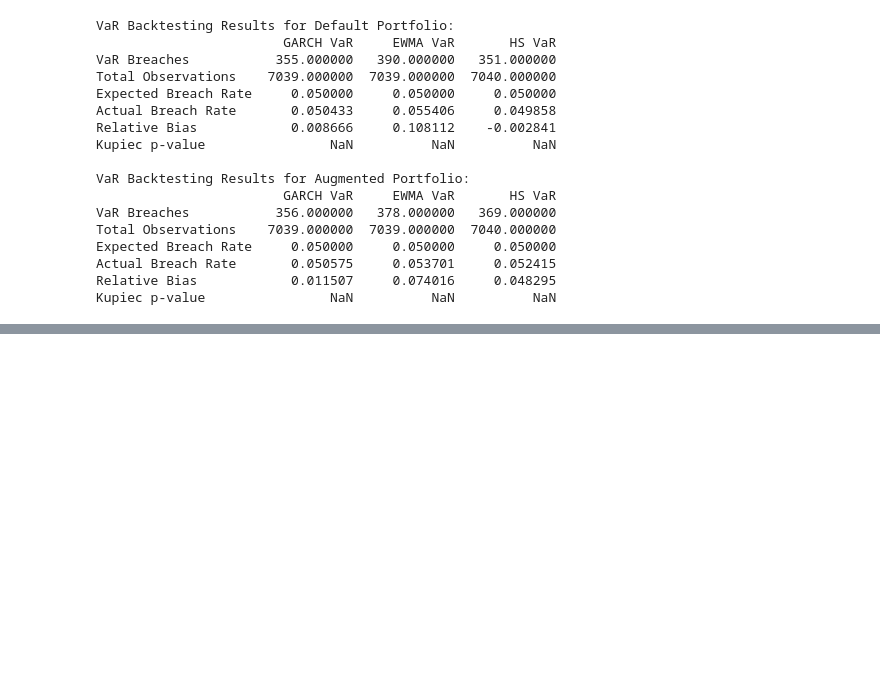
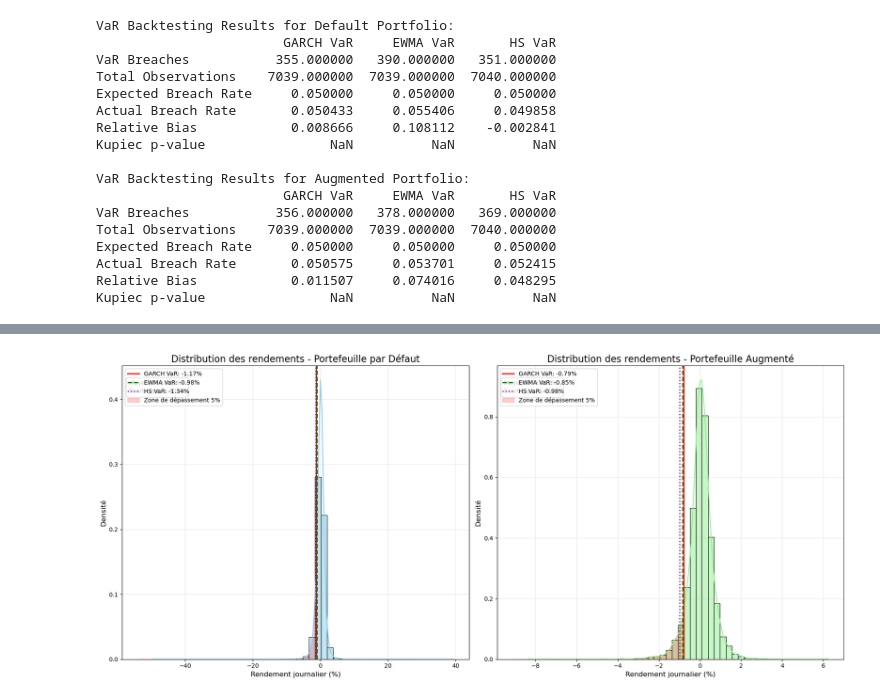
Before and after one commit to thomasmazouzi/Risk, a Jupyter notebook: Project/risk_project.ipynb, the cells around one changed output, grey strips where cells are left out. Saved outputs shown, nothing was run; the diff lists cells and outputs as text; code cells hidden in the pictures; blank space fills up the shorter version.

```diff
--- a/Project/risk_project.ipynb
+++ b/Project/risk_project.ipynb
@@ -1055,0 +1135,83 @@ Summary statistics for Default Portfolio percentage risk contributions:
+# %%
+# Visualisation de la distribution des rendements vs VaR
+# Ce graphique montre comment la VaR se compare à la distribution réelle des rendements
+
+# Créer une figure avec deux sous-graphiques
+fig, axes = plt.subplots(1, 2, figsize=(18, 8))
+
+# Portefeuille par défaut
+returns_default = df_portfolio['Default Portfolio Log Return'] * 100  # Convertir en pourcentage
+# Tracer l'histogramme et la densité
+sns.histplot(returns_default, kde=True, stat='density', color='skyblue', ax=axes[0], bins=50)
+
+# Ajouter les lignes VaR pour chaque méthode
+var_garch_default = -garch_var_forecast_default * 100
+var_ewma_default = -ewma_var_forecast_default * 100
+var_hs_default = -hs_var_forecast_default * 100
+
+# Statistiques pour l'annotation
+mean_return_default = returns_default.mean()
+std_return_default = returns_default.std()
+
+# Tracer des lignes verticales pour les VaR
+axes[0].axvline(var_garch_default, color='red', linestyle='-', linewidth=2, label=f'GARCH VaR: {var_garch_default:.2f}%')
+axes[0].axvline(var_ewma_default, color='green', linestyle='--', linewidth=2, label=f'EWMA VaR: {var_ewma_default:.2f}%')
+axes[0].axvline(var_hs_default, color='purple', linestyle=':', linewidth=2, label=f'HS VaR: {var_hs_default:.2f}%')
+
+# Zone ombrée pour les rendements inférieurs à la VaR GARCH
+xmin, xmax = axes[0].get_xlim()
+x = np.linspace(xmin, var_garch_default, 100)
+y = axes[0].lines[0].get_ydata()
+x_kde = axes[0].lines[0].get_xdata()
+y_interp = np.interp(x, x_kde, y)
+axes[0].fill_between(x, y_interp, 0, alpha=0.2, color='red', label='Zone de dépassement 5%')
+
+# Ajouter des annotations statistiques
+axes[0].text(0.02, 0.95, f"Moyenne: {mean_return_default:.3f}%\nÉcart-type: {std_return_default:.3f}%",
+           transform=axes[0].transAxes, fontsize=10, verticalalignment='top',
+           bbox=dict(boxstyle='round,pad=0.5', facecolor='white', alpha=0.8))
+
+axes[0].set_title('Distribution des rendements - Portefeuille par Défaut', fontsize=16)
+axes[0].set_xlabel('Rendement journalier (%)', fontsize=12)
+axes[0].set_ylabel('Densité', fontsize=12)
+axes[0].legend(loc='upper left')
+axes[0].grid(True, alpha=0.3)
+
+# Portefeuille augmenté - répéter le même processus
+returns_augmented = df_portfolio['Augmented Portfolio Log Return'] * 100
+sns.histplot(returns_augmented, kde=True, stat='density', color='lightgreen', ax=axes[1], bins=50)
+
+var_garch_augmented = -garch_var_forecast_augmented * 100
+var_ewma_augmented = -ewma_var_forecast_augmented * 100
+var_hs_augmented = -hs_var_forecast_augmented * 100
+
+mean_return_augmented = returns_augmented.mean()
+std_return_augmented = returns_augmented.std()
+
+axes[1].axvline(var_garch_augmented, color='red', linestyle='-', linewidth=2, label=f'GARCH VaR: {var_garch_augmented:.2f}%')
+axes[1].axvline(var_ewma_augmented, color='green', linestyle='--', linewidth=2, label=f'EWMA VaR: {var_ewma_augmented:.2f}%')
+axes[1].axvline(var_hs_augmented, color='purple', linestyle=':', linewidth=2, label=f'HS VaR: {var_hs_augmented:.2f}%')
+
+# Zone ombrée pour les rendements inférieurs à la VaR
+xmin, xmax = axes[1].get_xlim()
+x = np.linspace(xmin, var_garch_augmented, 100)
+y = axes[1].lines[0].get_ydata()
+x_kde = axes[1].lines[0].get_xdata()
+y_interp = np.interp(x, x_kde, y)
+axes[1].fill_between(x, y_interp, 0, alpha=0.2, color='red', label='Zone de dépassement 5%')
+
+# Ajouter des annotations statistiques
+axes[1].text(0.02, 0.95, f"Moyenne: {mean_return_augmented:.3f}%\nÉcart-type: {std_return_augmented:.3f}%",
+           transform=axes[1].transAxes, fontsize=10, verticalalignment='top',
+           bbox=dict(boxstyle='round,pad=0.5', facecolor='white', alpha=0.8))
+
+axes[1].set_title('Distribution des rendements - Portefeuille Augmenté', fontsize=16)
+axes[1].set_xlabel('Rendement journalier (%)', fontsize=12)
+axes[1].set_ylabel('Densité', fontsize=12)
+axes[1].legend(loc='upper left')
+axes[1].grid(True, alpha=0.3)
+
+plt.tight_layout()
+plt.show()
+# %% [output]
+[figure, added]
```
Also changed, not shown: parts of 7 cells of this notebook.
